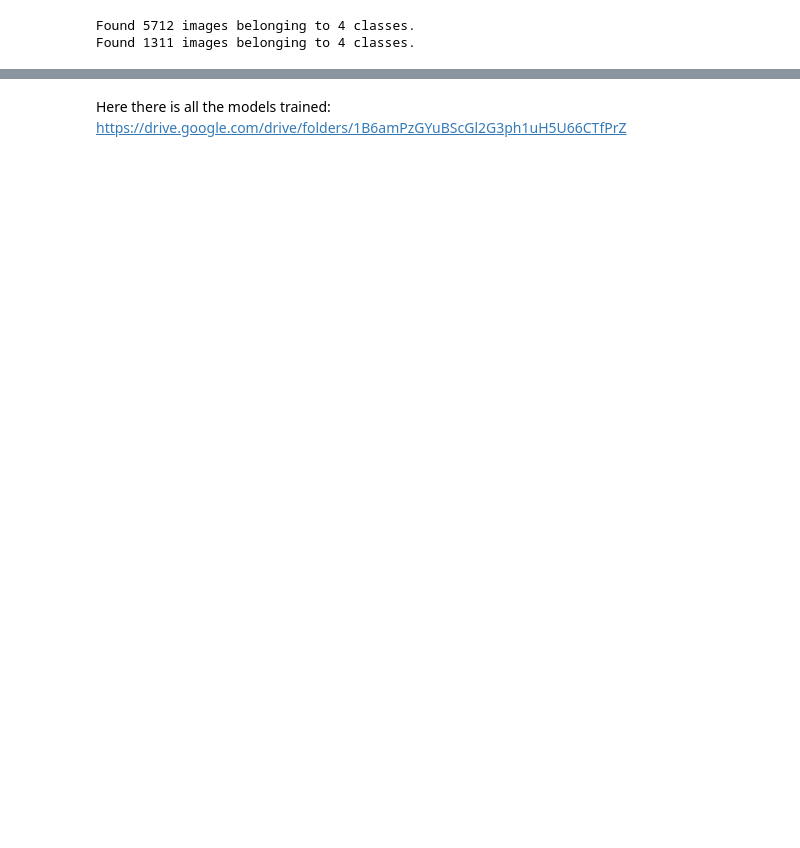
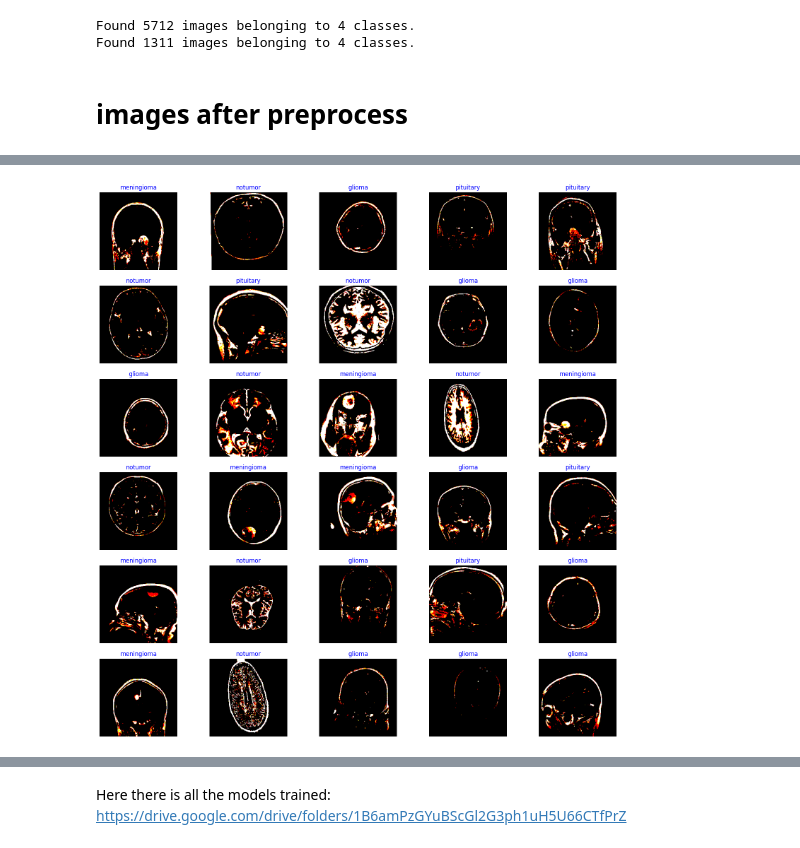
Before and after one commit to abdoghazala7/Brain_Tumor_detection-classification_CNN, a Jupyter notebook: Data_augmentation.ipynb, the cells around one changed output, grey strips where cells are left out. Drawn from its saved outputs; the diff is of its cells as text; code cells hidden in the pictures; blank space fills up the shorter version.

Commit message:
Update Preprocessing

```diff
--- a/Data_augmentation.ipynb
+++ b/Data_augmentation.ipynb
@@ -76,7 +85,7 @@ plt.show()
 # %%
 # Define data augmentation for training
 train_datagen = ImageDataGenerator(
-    rescale=1./255,
+    rescale = None,
     rotation_range=10,
     width_shift_range=0.1,
     height_shift_range=0.1,
@@ -87,8 +96,8 @@ train_datagen = ImageDataGenerator(
     preprocessing_function= preprocess_input
 )
 
-# For testing, we just rescale
-test_val_datagen = ImageDataGenerator(rescale=1./255, preprocessing_function= preprocess_input)
+# For testing, we just preprocess
+test_val_datagen = ImageDataGenerator(rescale = None, preprocessing_function= preprocess_input)
 
 train_generator = train_datagen.flow_from_directory(
     '/content/drive/MyDrive/Brain Tumor MRI Dataset/Training',
@@ -110,3 +119,23 @@ test_generator = test_val_datagen.flow_from_directory(
 # %% [output]
 Found 5712 images belonging to 4 classes.
 Found 1311 images belonging to 4 classes.
+# %% [markdown]
+# images after preprocess
+# %%
+class_names = list(train_generator.class_indices.keys())
+
+def plot_images():
+        images, labels = next(train_generator)
+
+        fig, axes = plt.subplots(6, 5, figsize=(20, 20))
+        axes = axes.ravel()
+        for i in np.arange(0, 30):
+            axes[i].imshow(images[i])
+            axes[i].set_title(class_names[np.argmax(labels[i])], color='b')
+            axes[i].axis('off')
+
+        plt.subplots_adjust(wspace=0.01)
+        plt.show()
+
+plot_images()
+# %% [output]
@@ -113,3 +159,4 @@ Found 1311 images belonging to 4 classes.
+[figure, added]
 # %%
 # Hyperparameters
 from tensorflow.keras.optimizers import legacy
```
Also changed, not shown: parts of 7 cells of this notebook.
